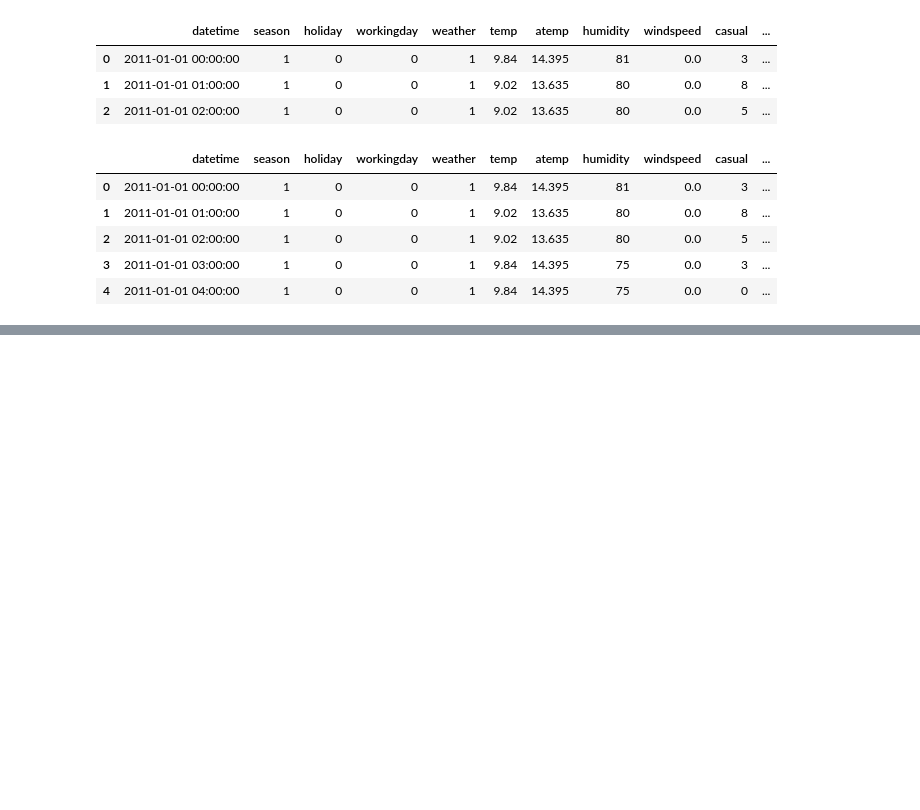
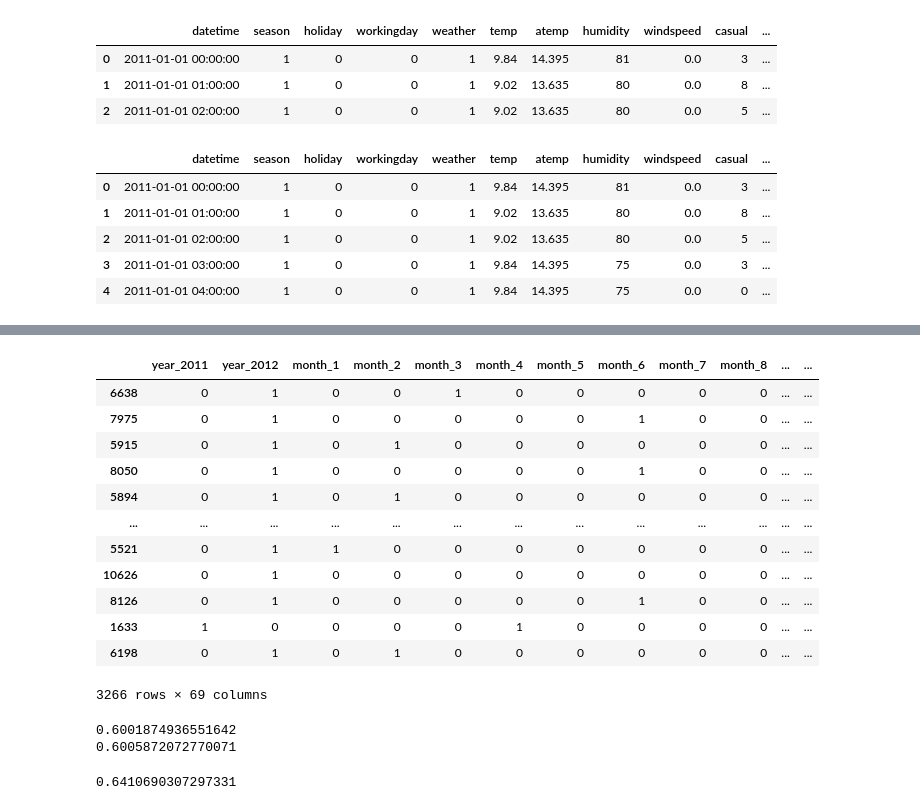
Before and after one commit to teng-ny/ADPStudy, a Jupyter notebook: kaggle예제/4. 회귀 실습-자전거 대여 수요 예측(bike_train.csv).ipynb, the cells around one changed output, grey strips where cells are left out. Cells and saved outputs as stored; diff of their text form; code cells hidden in the pictures; blank space fills up the shorter version.

```diff
--- a/kaggle예제/4. 회귀 실습-자전거 대여 수요 예측(bike_train.csv).ipynb
+++ b/kaggle예제/4. 회귀 실습-자전거 대여 수요 예측(bike_train.csv).ipynb
@@ -78,0 +62,3 @@ data
+# %%
+X=data[['year', 'month', 'season', 'weather', 'day','hour', 'holiday','workingday']]
+y=data['count']
@@ -78,0 +95,20 @@ data
+# %%
+X_features_ohe=pd.get_dummies(X, columns=['year', 'month', 'season', 'weather', 'day','hour', 'holiday','workingday'])
+# %%
+X_train, X_test, y_train, y_test=train_test_split(X_features_ohe, y_log, test_size=0.3, random_state=0)
+# %%
+X_test
+# %% [output]
+|  | year_2011 | year_2012 | month_1 | month_2 | month_3 | month_4 | month_5 | month_6 | month_7 | month_8 | ... | ... |
+| 6638 | 0 | 1 | 0 | 0 | 1 | 0 | 0 | 0 | 0 | 0 | ... | ... |
+| 7975 | 0 | 1 | 0 | 0 | 0 | 0 | 0 | 1 | 0 | 0 | ... | ... |
+| 5915 | 0 | 1 | 0 | 1 | 0 | 0 | 0 | 0 | 0 | 0 | ... | ... |
+| 8050 | 0 | 1 | 0 | 0 | 0 | 0 | 0 | 1 | 0 | 0 | ... | ... |
+| 5894 | 0 | 1 | 0 | 1 | 0 | 0 | 0 | 0 | 0 | 0 | ... | ... |
+| ... | ... | ... | ... | ... | ... | ... | ... | ... | ... | ... | ... | ... |
+| 5521 | 0 | 1 | 1 | 0 | 0 | 0 | 0 | 0 | 0 | 0 | ... | ... |
+| 10626 | 0 | 1 | 0 | 0 | 0 | 0 | 0 | 0 | 0 | 0 | ... | ... |
+| 8126 | 0 | 1 | 0 | 0 | 0 | 0 | 0 | 1 | 0 | 0 | ... | ... |
+| 1633 | 1 | 0 | 0 | 0 | 0 | 1 | 0 | 0 | 0 | 0 | ... | ... |
+| 6198 | 0 | 1 | 0 | 1 | 0 | 0 | 0 | 0 | 0 | 0 | ... | ... |
+3266 rows × 69 columns
@@ -78,0 +120,17 @@ data
+# %%
+lr.fit(X_train, y_train)
+pred_lr=lr.predict(X_test)
+print(np.sqrt(mean_squared_error(y_test, pred_lr)))
+
+ridge.fit(X_train, y_train)
+pred_rd=ridge.predict(X_test)
+print(np.sqrt(mean_squared_error(y_test, pred_rd)))
+# %% [output]
+0.6001874936551642
+0.6005872072770071
+# %%
+lasso.fit(X_train, y_train)
+pred_ls=lasso.predict(X_test)
+print(np.sqrt(mean_squared_error(y_test, pred_ls)))
+# %% [output]
+0.6410690307297331
```
Also changed, not shown: parts of 12 cells of this notebook.
